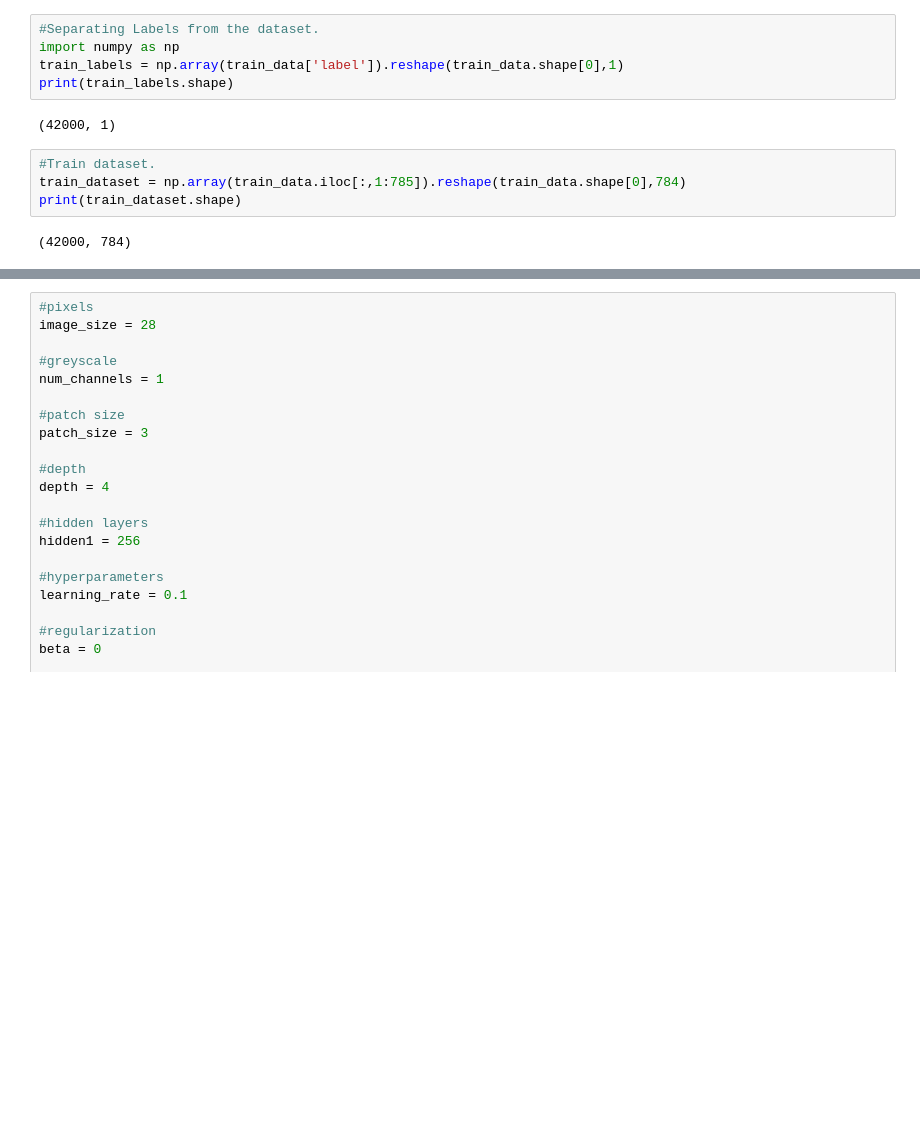
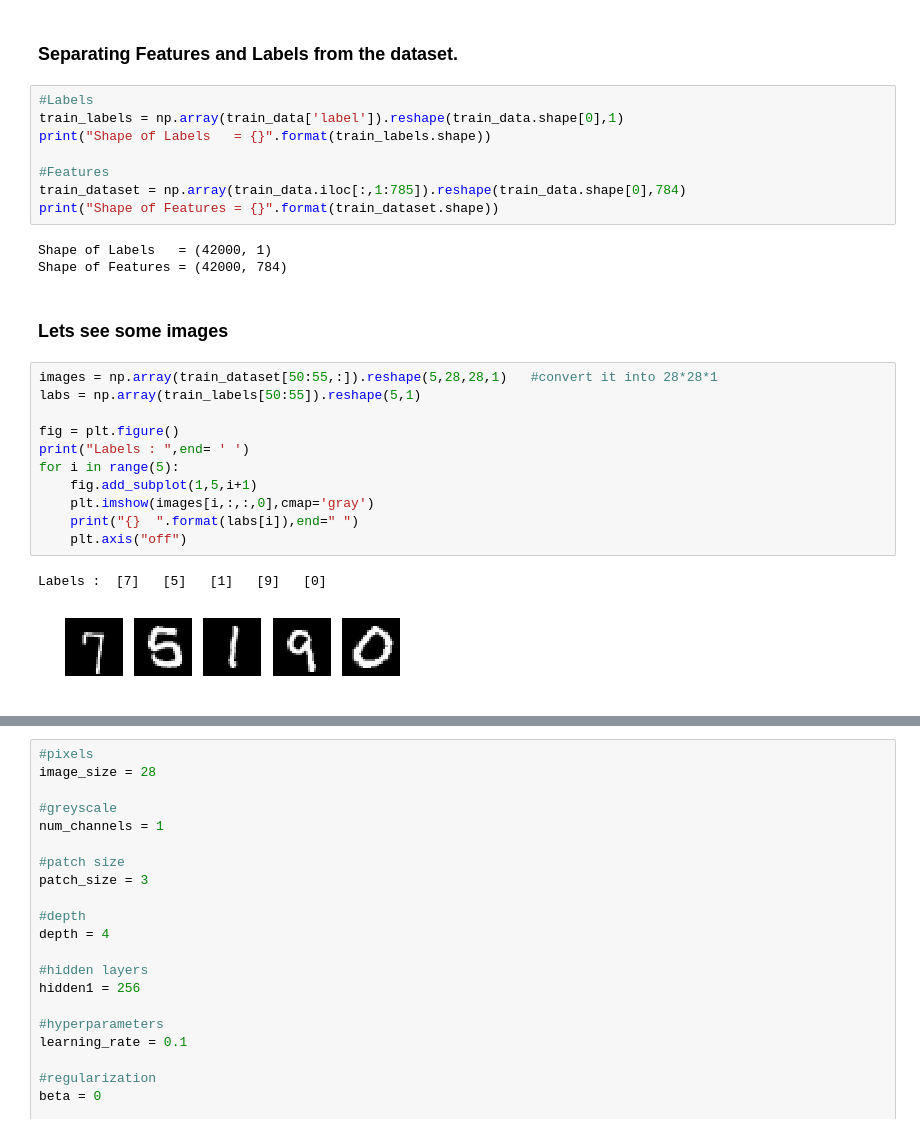
Before and after one commit to navjindervirdee/neural-networks, a Jupyter notebook: Convolutional Neural Network/ConvolutionalNeuralNetwork.ipynb, the cells around one changed output, grey strips where cells are left out. Saved outputs shown, nothing was run; the diff lists cells and outputs as text; blank space fills up the shorter version.

```diff
--- a/Convolutional Neural Network/ConvolutionalNeuralNetwork.ipynb
+++ b/Convolutional Neural Network/ConvolutionalNeuralNetwork.ipynb
@@ -10,13 +44,29 @@ train_data = pd.read_csv(path)
+# %% [markdown]
+### Separating Features and Labels from the dataset.
 # %%
-#Separating Labels from the dataset.
-import numpy as np
+#Labels
 train_labels = np.array(train_data['label']).reshape(train_data.shape[0],1)
-print(train_labels.shape)
+print("Shape of Labels   = {}".format(train_labels.shape))
+
+#Features
+train_dataset = np.array(train_data.iloc[:,1:785]).reshape(train_data.shape[0],784)
+print("Shape of Features = {}".format(train_dataset.shape))
 # %% [output]
-(42000, 1)
+Shape of Labels   = (42000, 1)
+Shape of Features = (42000, 784)
-# %%
-#Train dataset.
-train_dataset = np.array(train_data.iloc[:,1:785]).reshape(train_data.shape[0],784)
-print(train_dataset.shape)
-# %% [output]
-(42000, 784)
+# %% [markdown]
+### Lets see some images
+# %%
+images = np.array(train_dataset[50:55,:]).reshape(5,28,28,1)   #convert it into 28*28*1
+labs = np.array(train_labels[50:55]).reshape(5,1)
+
+fig = plt.figure()
+print("Labels : ",end= ' ')
+for i in range(5):
+    fig.add_subplot(1,5,i+1)
+    plt.imshow(images[i,:,:,0],cmap='gray')
+    print("{}  ".format(labs[i]),end=" ")
+    plt.axis("off")
+# %% [output]
+Labels :  [7]   [5]   [1]   [9]   [0]
+[figure, added]
```
Also changed, not shown: parts of 57 cells of this notebook.
